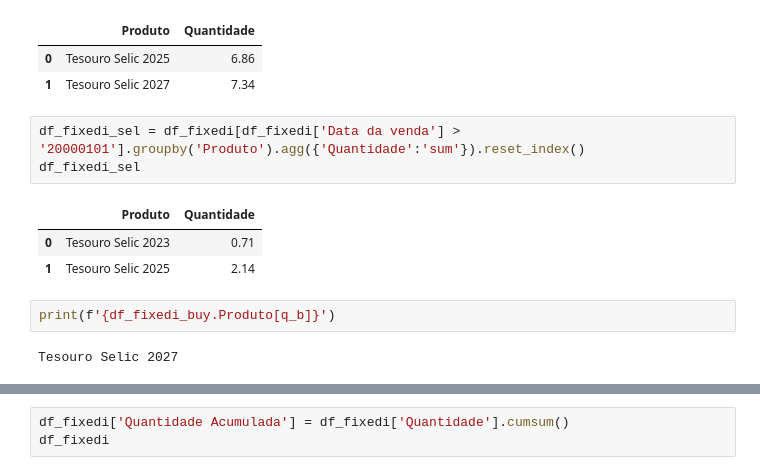
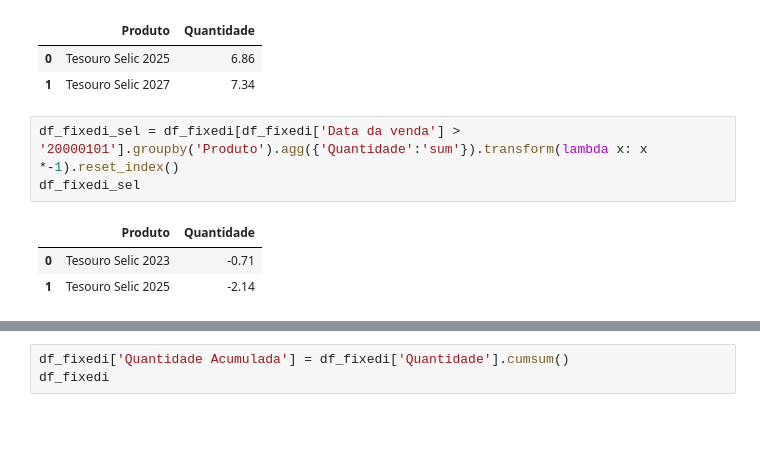
Before and after one commit to thamirisbrandao/b3_imposto_renda, a Jupyter notebook: notebooks/creating_spreadsheet.ipynb, the cells around one changed output, grey strips where cells are left out. Saved outputs shown, nothing was run; the diff lists cells and outputs as text; blank space fills up the shorter version.

```diff
--- a/notebooks/creating_spreadsheet.ipynb
+++ b/notebooks/creating_spreadsheet.ipynb
@@ -108,13 +108,9 @@ df_fixedi_buy
 | 0 | Tesouro Selic 2025 | 6.86 |
 | 1 | Tesouro Selic 2027 | 7.34 |
 # %%
-df_fixedi_sel = df_fixedi[df_fixedi['Data da venda'] > '20000101'].groupby('Produto').agg({'Quantidade':'sum'}).reset_index()
+df_fixedi_sel = df_fixedi[df_fixedi['Data da venda'] > '20000101'].groupby('Produto').agg({'Quantidade':'sum'}).transform(lambda x: x *-1).reset_index()
 df_fixedi_sel
 # %% [output]
 |  | Produto | Quantidade |
-| 0 | Tesouro Selic 2023 | 0.71 |
-| 1 | Tesouro Selic 2025 | 2.14 |
+| 0 | Tesouro Selic 2023 | -0.71 |
+| 1 | Tesouro Selic 2025 | -2.14 |
-# %%
-print(f'{df_fixedi_buy.Produto[q_b]}')
-# %% [output]
-Tesouro Selic 2027
```
Also changed, not shown: parts of 18 cells of this notebook.
